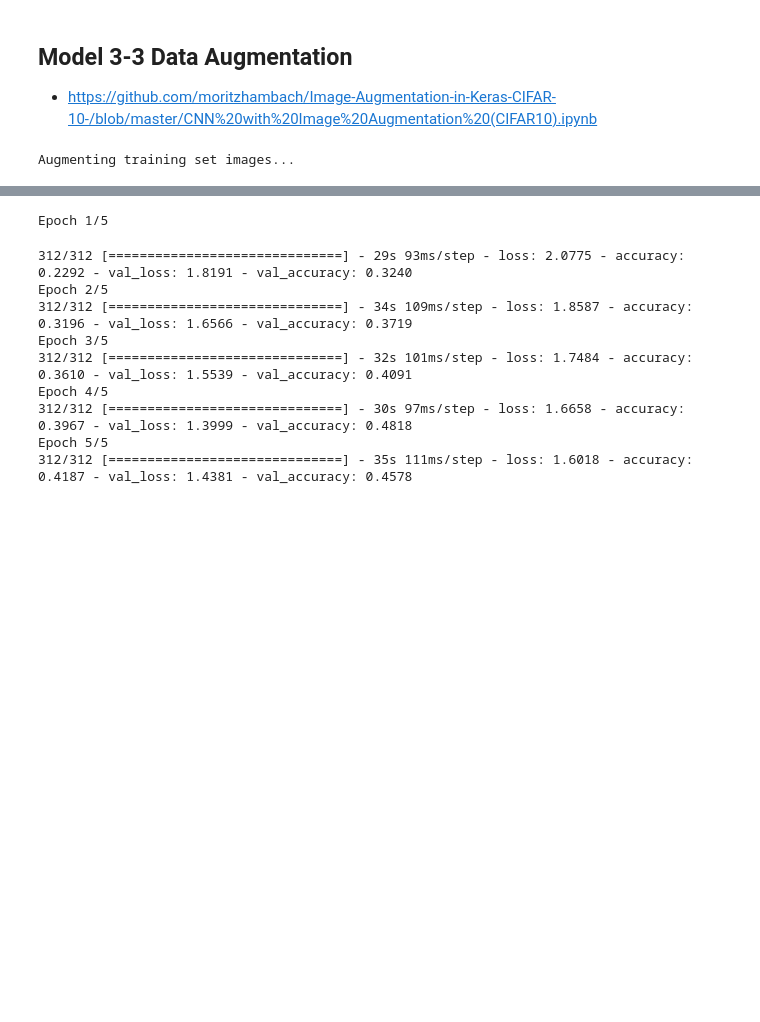
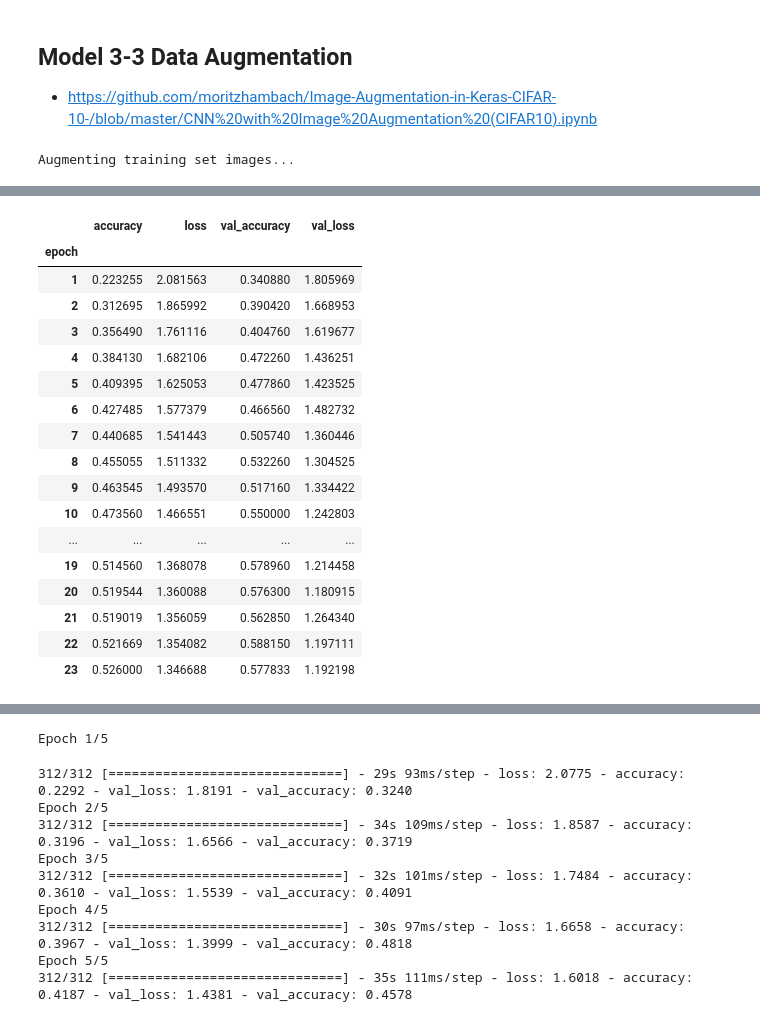
Before and after one commit to mm849/Computer-Vision-Classification, a Jupyter notebook: notebooks/trial3.ipynb, the cells around one changed output, grey strips where cells are left out. Saved outputs shown, nothing was run; the diff lists cells and outputs as text; code cells hidden in the pictures; blank space fills up the shorter version.

```diff
--- a/notebooks/trial3.ipynb
+++ b/notebooks/trial3.ipynb
@@ -999,0 +1086,22 @@ history_df_aug
+# %%
+mean_history_aug = history_df_aug.groupby('epoch').mean()
+mean_history_aug
+# %% [output]
+|  | accuracy | loss | val_accuracy | val_loss |
+| epoch |  |  |  |  |
+| 1 | 0.223255 | 2.081563 | 0.340880 | 1.805969 |
+| 2 | 0.312695 | 1.865992 | 0.390420 | 1.668953 |
+| 3 | 0.356490 | 1.761116 | 0.404760 | 1.619677 |
+| 4 | 0.384130 | 1.682106 | 0.472260 | 1.436251 |
+| 5 | 0.409395 | 1.625053 | 0.477860 | 1.423525 |
+| 6 | 0.427485 | 1.577379 | 0.466560 | 1.482732 |
+| 7 | 0.440685 | 1.541443 | 0.505740 | 1.360446 |
+| 8 | 0.455055 | 1.511332 | 0.532260 | 1.304525 |
+| 9 | 0.463545 | 1.493570 | 0.517160 | 1.334422 |
+| 10 | 0.473560 | 1.466551 | 0.550000 | 1.242803 |
+| ... | ... | ... | ... | ... |
+| 19 | 0.514560 | 1.368078 | 0.578960 | 1.214458 |
+| 20 | 0.519544 | 1.360088 | 0.576300 | 1.180915 |
+| 21 | 0.519019 | 1.356059 | 0.562850 | 1.264340 |
+| 22 | 0.521669 | 1.354082 | 0.588150 | 1.197111 |
+| 23 | 0.526000 | 1.346688 | 0.577833 | 1.192198 |
```
Also changed, not shown: parts of 4 cells of this notebook, 2 other files.
